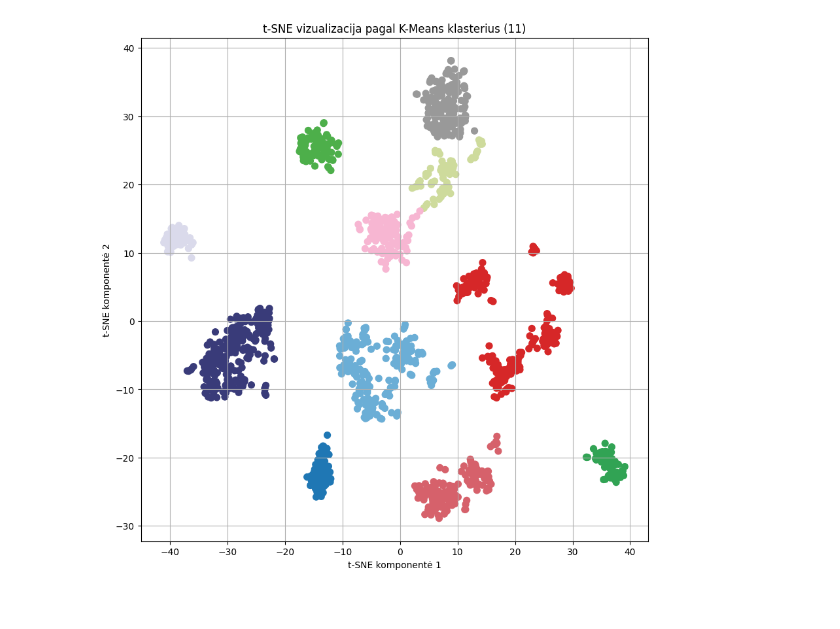
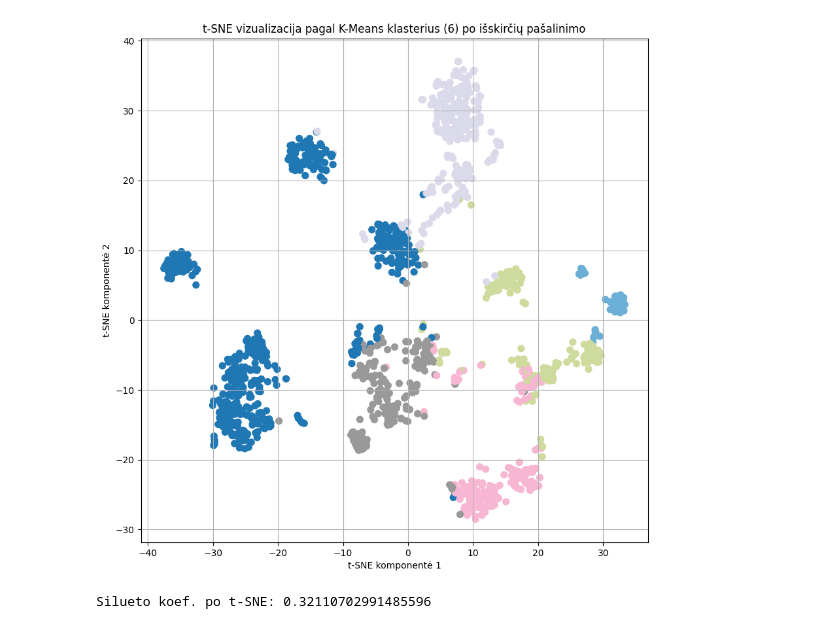
Before and after one commit to LivetaK/duomenu_tyryba_ir_masininis_mokymasis, a Jupyter notebook: 3_lab/k_means.ipynb, the cells around one changed output. Cells and saved outputs as stored; diff of their text form; code cells hidden in the pictures.

```diff
--- a/3_lab/k_means.ipynb
+++ b/3_lab/k_means.ipynb
@@ -6,8 +6,8 @@ from matplotlib.colors import ListedColormap
 from sklearn.manifold import TSNE
 import numpy as np
 # %%
-file = "dvi_dim.csv"
-klasteriu_sk = 11
+file = "norm_6_no_outliers.csv"
+klasteriu_sk = 6
 # %%
 df = pd.read_csv(file)
 labels = df.columns.to_list()
@@ -18,11 +18,11 @@ else:
 # %%
 if file == "dvi_dim.csv":
    X_tsne = np.array(X)
-elif file == "norm_full.csv":
+elif file == "norm_full.csv" or file == "norm_full_no_outliers.csv":
    perp = 50
    learn_r = 200
    early_ex = 24
-elif file == "norm_6.csv":
+elif file == "norm_6.csv" or file == "norm_6_no_outliers.csv":
    perp = 50
    learn_r = 50
    early_ex = 12
@@ -49,24 +49,26 @@ if file != "dvi_dim.csv":
 # %%
 plt.figure(figsize=(10, 10))
 colors = plt.cm.tab20.colors + plt.cm.tab20b.colors + plt.cm.tab20c.colors + plt.cm.Set1.colors
 cmap = ListedColormap(colors)
 
 plt.scatter(
     X_tsne[:, 0],
     X_tsne[:, 1],
     c=y_kmeans,
     cmap=cmap,
     s=50
 )
-plt.title(f"t-SNE vizualizacija pagal K-Means klasterius ({klasteriu_sk})")
+plt.title(f"t-SNE vizualizacija pagal K-Means klasterius ({klasteriu_sk}) po išskirčių pašalinimo")
 plt.xlabel("t-SNE komponentė 1")
 plt.ylabel("t-SNE komponentė 2")
 plt.grid(True)
 plt.show()
 # %% [output]
-[figure, old version]
+[figure, new version]
 # %%
 from sklearn.metrics import silhouette_score
 
 score_tsne = silhouette_score(X_tsne, y_kmeans)
 print("Silueto koef. po t-SNE:", score_tsne)
+# %% [output]
+Silueto koef. po t-SNE: 0.32110702991485596
```
Also changed, not shown: parts of 1 cell of this notebook, 1 other file.
